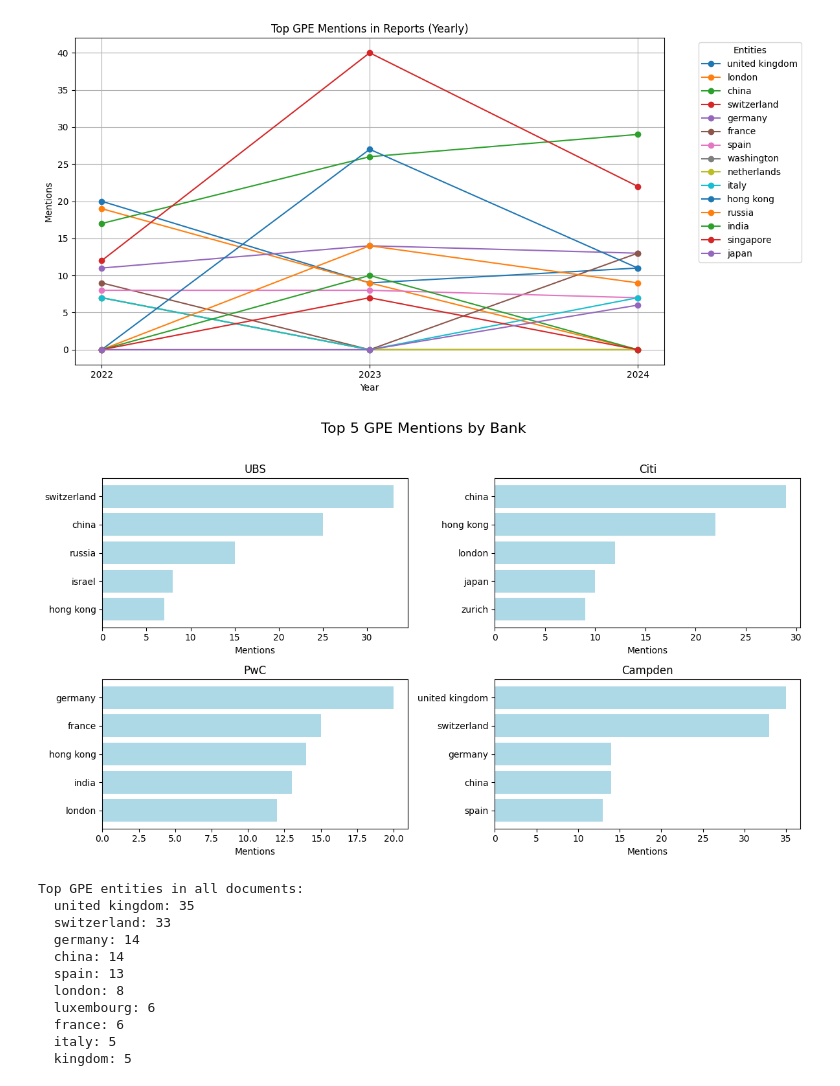
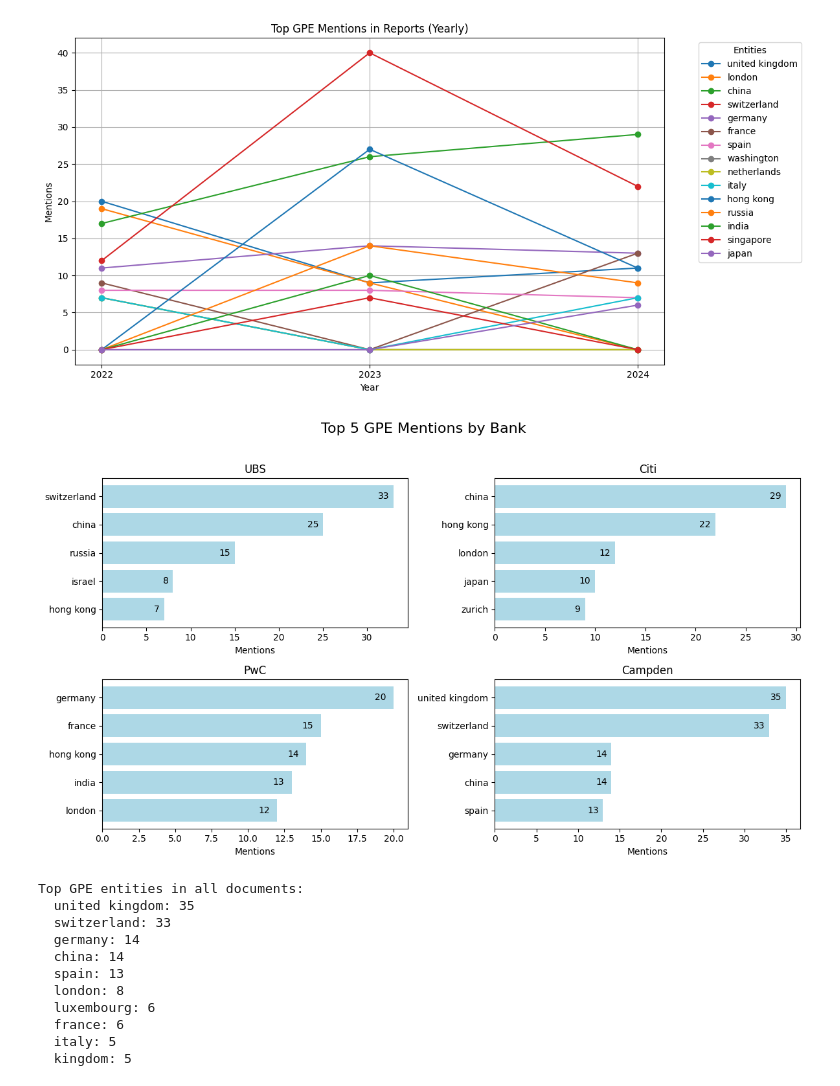
Before and after one commit to blaise-em/Impact-Investing-Capstone-Project, a Jupyter notebook: Notebook 3.ipynb, the cells around one changed output. Cells and saved outputs as stored; diff of their text form; code cells hidden in the pictures.

```diff
--- a/Notebook 3.ipynb
+++ b/Notebook 3.ipynb
@@ -718,23 +724,25 @@ for bank, text in bank_docs.items():
 # %%
 num_banks = len(entity_counts_by_bank)
 cols = 2
 rows = (num_banks + 1) // cols
 
 fig, axes = plt.subplots(rows, cols, figsize=(12, rows * 3.5))
 axes = axes.flatten()
 
 for idx, (bank, entities) in enumerate(entity_counts_by_bank.items()):
     labels, counts = zip(*entities)
     axes[idx].barh(labels, counts, color='lightblue')
     axes[idx].invert_yaxis()  # Highest count on top
     axes[idx].set_title(bank)
     axes[idx].set_xlabel("Mentions")
+    for i, (label, count) in enumerate(zip(labels, counts)):
+        axes[idx].text(count - 0.5, i, str(count), va='center', ha='right', fontsize=10)
 
 fig.suptitle(f"Top {top_n} {ENTITY_TYPE} Mentions by Bank", fontsize=16)
 plt.tight_layout(rect=[0, 0, 1, 0.96])
 plt.show()
 # %% [output]
-[figure, old version]
+[figure, new version]
 # %%
 all_text = ' '.join(documents)
 
```
Also changed, not shown: parts of 1 cell of this notebook, 2 other files.
